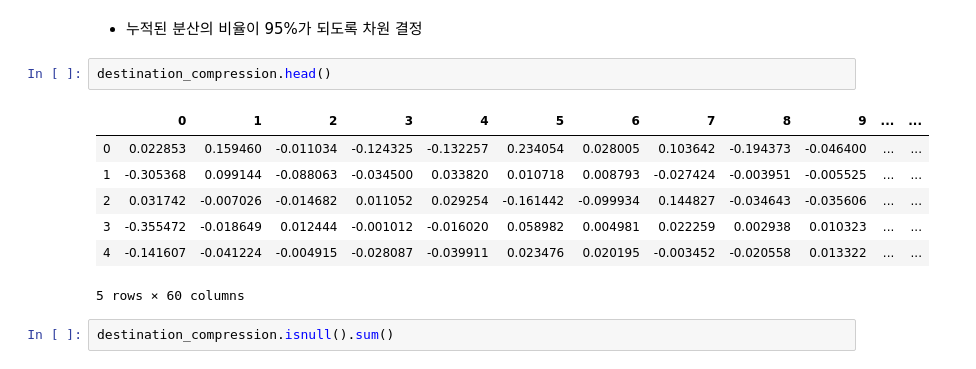
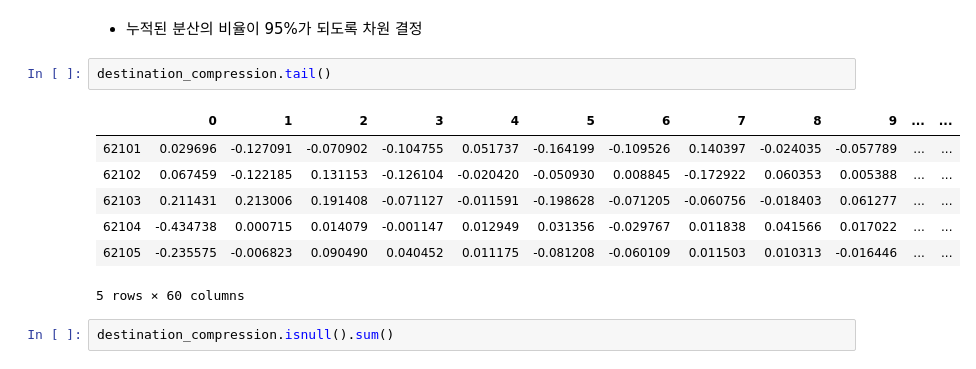
Before and after one commit to znulll/ROWILT, a Jupyter notebook: Kaggle/expedia-hotel-recommendations/expedia_hotel_recommendations.ipynb, the cells around one changed output. Drawn from its saved outputs; the diff is of its cells as text.

```diff
--- a/Kaggle/expedia-hotel-recommendations/expedia_hotel_recommendations.ipynb
+++ b/Kaggle/expedia-hotel-recommendations/expedia_hotel_recommendations.ipynb
@@ -716,14 +697,14 @@ eigen_value : [1.33796148e-01 4.37839689e-02 1.64992509e-02 1.05243006e-02
 # %% [markdown]
 - 누적된 분산의 비율이 95%가 되도록 차원 결정
 # %%
-destination_compression.head()
+destination_compression.tail()
 # %% [output]
 |  | 0 | 1 | 2 | 3 | 4 | 5 | 6 | 7 | 8 | 9 | ... | ... |
-| 0 | 0.022853 | 0.159460 | -0.011034 | -0.124325 | -0.132257 | 0.234054 | 0.028005 | 0.103642 | -0.194373 | -0.046400 | ... | ... |
-| 1 | -0.305368 | 0.099144 | -0.088063 | -0.034500 | 0.033820 | 0.010718 | 0.008793 | -0.027424 | -0.003951 | -0.005525 | ... | ... |
-| 2 | 0.031742 | -0.007026 | -0.014682 | 0.011052 | 0.029254 | -0.161442 | -0.099934 | 0.144827 | -0.034643 | -0.035606 | ... | ... |
-| 3 | -0.355472 | -0.018649 | 0.012444 | -0.001012 | -0.016020 | 0.058982 | 0.004981 | 0.022259 | 0.002938 | 0.010323 | ... | ... |
-| 4 | -0.141607 | -0.041224 | -0.004915 | -0.028087 | -0.039911 | 0.023476 | 0.020195 | -0.003452 | -0.020558 | 0.013322 | ... | ... |
+| 62101 | 0.029696 | -0.127091 | -0.070902 | -0.104755 | 0.051737 | -0.164199 | -0.109526 | 0.140397 | -0.024035 | -0.057789 | ... | ... |
+| 62102 | 0.067459 | -0.122185 | 0.131153 | -0.126104 | -0.020420 | -0.050930 | 0.008845 | -0.172922 | 0.060353 | 0.005388 | ... | ... |
+| 62103 | 0.211431 | 0.213006 | 0.191408 | -0.071127 | -0.011591 | -0.198628 | -0.071205 | -0.060756 | -0.018403 | 0.061277 | ... | ... |
+| 62104 | -0.434738 | 0.000715 | 0.014079 | -0.001147 | 0.012949 | 0.031356 | -0.029767 | 0.011838 | 0.041566 | 0.017022 | ... | ... |
+| 62105 | -0.235575 | -0.006823 | 0.090490 | 0.040452 | 0.011175 | -0.081208 | -0.060109 | 0.011503 | 0.010313 | -0.016446 | ... | ... |
 5 rows × 60 columns
 # %%
 destination_compression.isnull().sum()
```
Also changed, not shown: parts of 34 cells of this notebook.
